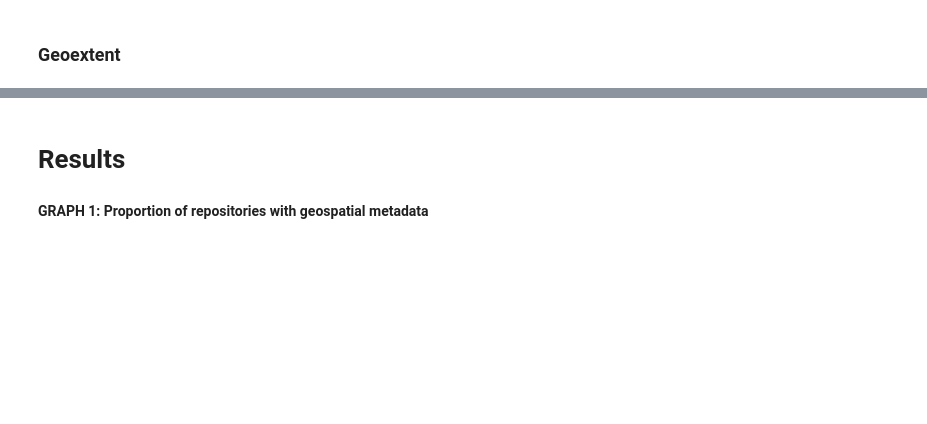
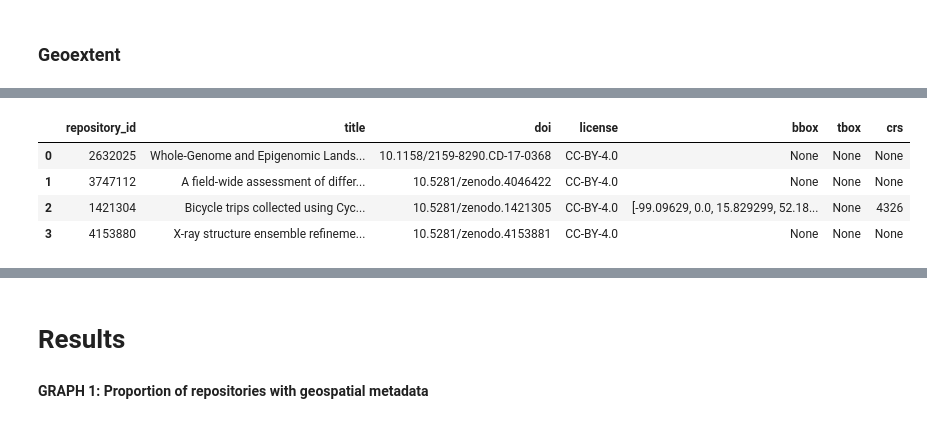
Before and after one commit to o2r-project/geoextent, a Jupyter notebook: showcase/geoextent_report.ipynb, the cells around one changed output, grey strips where cells are left out. Drawn from its saved outputs; the diff is of its cells as text; code cells hidden in the pictures; blank space fills up the shorter version.

```diff
--- a/showcase/geoextent_report.ipynb
+++ b/showcase/geoextent_report.ipynb
@@ -150,2 +110,12 @@ results
 # %% [markdown]
 ### Geoextent
+# %%
+#Get list of records
+geo  = get_list_of_records("geo",mb_size=100)
+
+subset_list = list(geo.keys())[1:5]
+subset = {key: geo[key] for key in geo.keys() if key in subset_list}
+
+for i in subset:
+    if geoextent is not None:
+        subset[i]['geoextent'] = zenodo_geoextent(i)
@@ -151,0 +160,40 @@ results
+# %%
+import sys
+import pandas as pd
+
+def rep_to_table(dict_geo):
+
+    repository_id = []
+    title = []
+    doi = []
+    license = []
+    tbox = []
+    bbox = []
+    crs = []
+
+    for i in dict_geo:
+
+        repository_info = dict_geo[i]
+        repository_id.append(i)
+        title.append(repository_info.get('title'))
+        doi.append(repository_info.get('doi'))
+        license.append(repository_info.get('license'))
+        geoextent = repository_info.get('geoextent')
+        tbox.append(geoextent.get('tbox'))
+        bbox.append(geoextent.get('bbox'))
+        crs.append(geoextent.get('crs'))
+
+    d = {'repository_id': repository_id, 'title': title, 'doi':doi,'license':license,
+        'bbox':bbox,'tbox':tbox,'crs':crs}
+
+    repositories = pd.DataFrame(d)
+
+    return repositories
+# %%
+rep_to_table(subset)
+# %% [output]
+|  | repository_id | title | doi | license | bbox | tbox | crs |
+| 0 | 2632025 | Whole-Genome and Epigenomic Lands... | 10.1158/2159-8290.CD-17-0368 | CC-BY-4.0 | None | None | None |
+| 1 | 3747112 | A field-wide assessment of differ... | 10.5281/zenodo.4046422 | CC-BY-4.0 | None | None | None |
+| 2 | 1421304 | Bicycle trips collected using Cyc... | 10.5281/zenodo.1421305 | CC-BY-4.0 | [-99.09629, 0.0, 15.829299, 52.18... | None | 4326 |
+| 3 | 4153880 | X-ray structure ensemble refineme... | 10.5281/zenodo.4153881 | CC-BY-4.0 | None | None | None |
```
Also changed, not shown: parts of 9 cells of this notebook, 1 other file.
